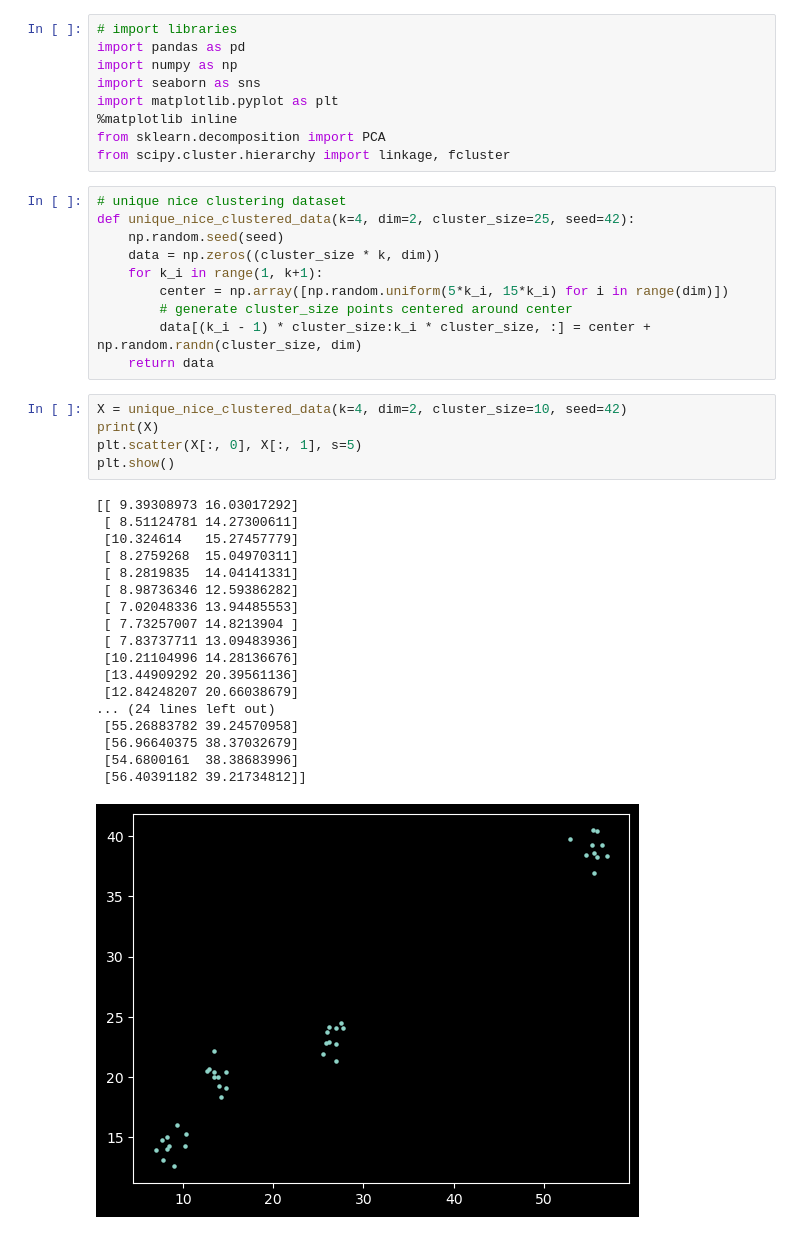
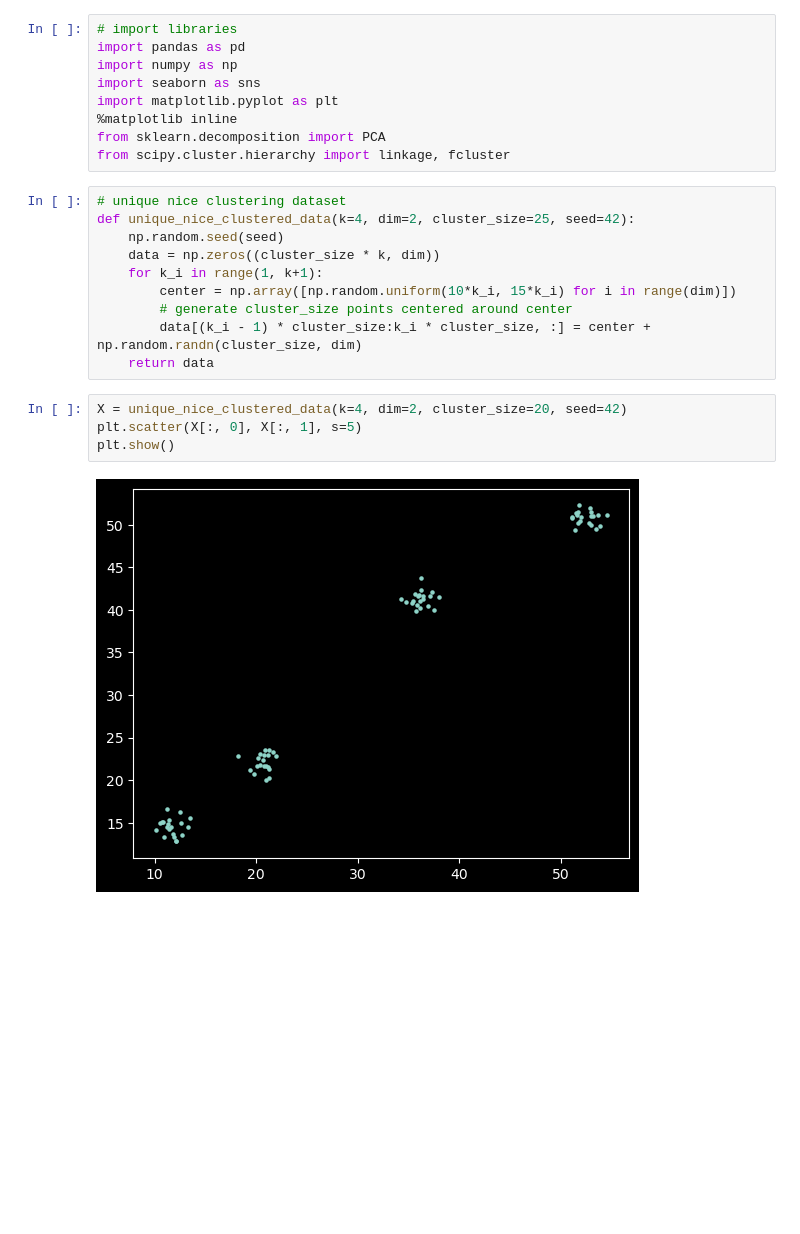
Before and after one commit to Pyrole-2002/project-7-incremental-clustering, a Jupyter notebook: src/algo_5.1.ipynb, the cells around one changed output. Cells and saved outputs as stored; diff of their text form; blank space fills up the shorter version.

```diff
--- a/src/algo_5.1.ipynb
+++ b/src/algo_5.1.ipynb
@@ -15,33 +15,15 @@ def unique_nice_clustered_data(k=4, dim=2, cluster_size=25, seed=42):
     np.random.seed(seed)
     data = np.zeros((cluster_size * k, dim))
     for k_i in range(1, k+1):
-        center = np.array([np.random.uniform(5*k_i, 15*k_i) for i in range(dim)])
+        center = np.array([np.random.uniform(10*k_i, 15*k_i) for i in range(dim)])
         # generate cluster_size points centered around center
         data[(k_i - 1) * cluster_size:k_i * cluster_size, :] = center + np.random.randn(cluster_size, dim)
     return data
 # %%
-X = unique_nice_clustered_data(k=4, dim=2, cluster_size=10, seed=42)
-print(X)
+X = unique_nice_clustered_data(k=4, dim=2, cluster_size=20, seed=42)
 plt.scatter(X[:, 0], X[:, 1], s=5)
 plt.show()
 # %% [output]
-[[ 9.39308973 16.03017292]
- [ 8.51124781 14.27300611]
- [10.324614   15.27457779]
- [ 8.2759268  15.04970311]
- [ 8.2819835  14.04141331]
- [ 8.98736346 12.59386282]
- [ 7.02048336 13.94485553]
- [ 7.73257007 14.8213904 ]
- [ 7.83737711 13.09483936]
- [10.21104996 14.28136676]
- [13.44909292 20.39561136]
- [12.84248207 20.66038679]
-... (24 lines left out)
- [55.26883782 39.24570958]
- [56.96640375 38.37032679]
- [54.6800161  38.38683996]
- [56.40391182 39.21734812]]
-[figure, old version]
+[figure, new version]
 # %%
 class IncrClustering():
```
Also changed, not shown: parts of 3 cells of this notebook, 4 other files.
